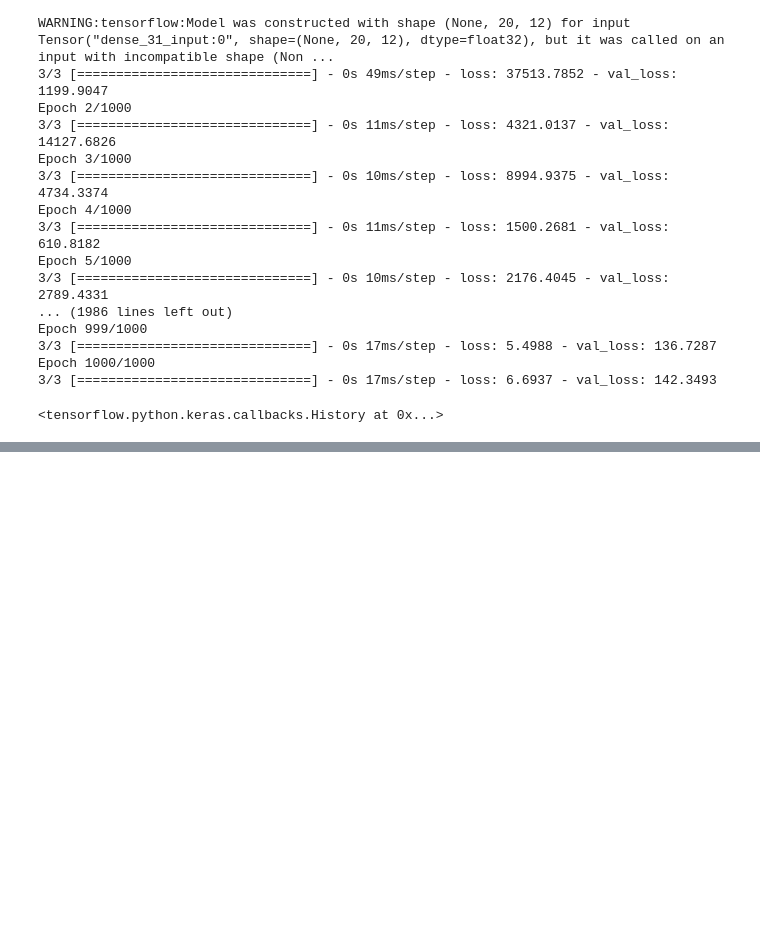
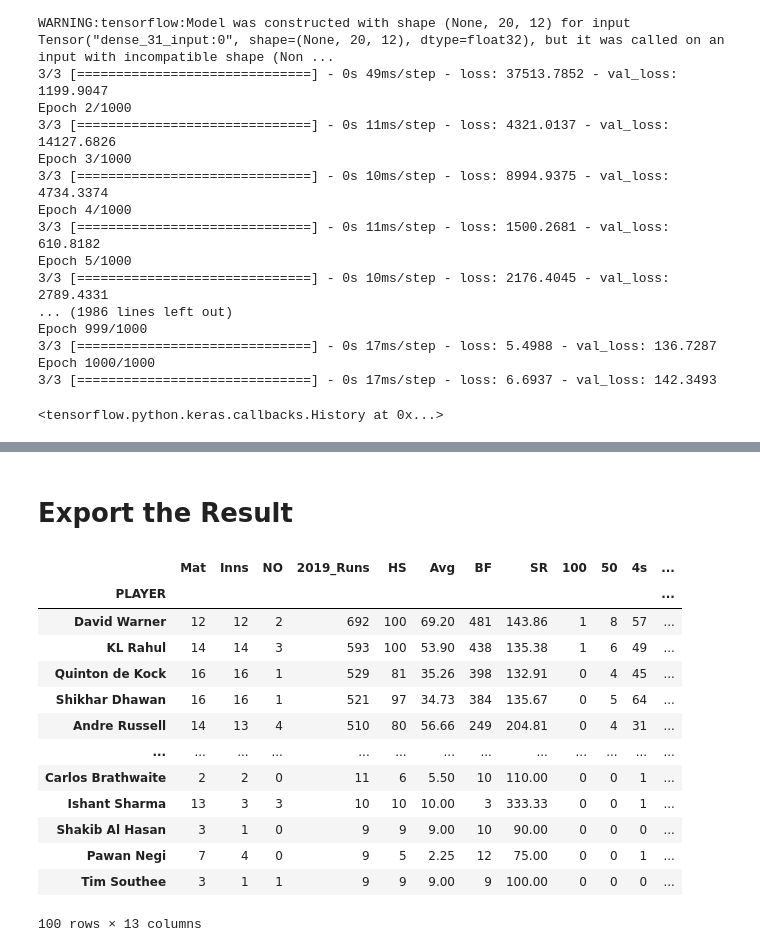
Before and after one commit to Anirudh-Senani/Flipr_Hackathon_7_2020, a Jupyter notebook: Flipr_ML_hackathon_7_2020.ipynb, the cells around one changed output, grey strips where cells are left out. Saved outputs shown, nothing was run; the diff lists cells and outputs as text; code cells hidden in the pictures; blank space fills up the shorter version.

```diff
--- a/Flipr_ML_hackathon_7_2020.ipynb
+++ b/Flipr_ML_hackathon_7_2020.ipynb
@@ -231,11 +291,12 @@ import tensorflow as tf
 # %%
+#Training a NN model with 2 hidden layers,MSE loss function and SGD optimizer
 nn_model = tf.keras.Sequential([
-    tf.keras.layers.Dense(1000, 'relu', input_shape = (20,12)),
-    tf.keras.layers.Dense(500, 'relu'),
+    tf.keras.layers.Dense(144, 'relu', input_dim = 12),
+    #tf.keras.layers.Dense(500, 'relu'),
     tf.keras.layers.Dense(1)
 ])
 # %%
-nn_model.compile(optimizer='adam',loss = 'MSE')
+nn_model.compile(optimizer=SGD(0.01, 0.8),loss = 'MSE')
 nn_model.fit(X, y, epochs = 1000, validation_split=0.1)
 # %% [output]
 Epoch 1/1000
@@ -272,0 +341,3 @@ ValueError: ignored
+# %%
+# after comparison decide the final model based on which is close to original
+final_model = nn_model
@@ -272,0 +351,3 @@ ValueError: ignored
+# %%
+# making predictions on test data
+predictions = pd.Series(final_model.predict(X_test), index= test_data.index)
@@ -272,0 +368,21 @@ ValueError: ignored
+# %% [markdown]
+# Export the Result
+# %%
+# Exporting the final result into a csv file
+test_data['2020_Runs'] = predictions.astype('int64')
+test_data
+# %% [output]
+|  | Mat | Inns | NO | 2019_Runs | HS | Avg | BF | SR | 100 | 50 | 4s | ... |
+| PLAYER |  |  |  |  |  |  |  |  |  |  |  | ... |
+| David Warner | 12 | 12 | 2 | 692 | 100 | 69.20 | 481 | 143.86 | 1 | 8 | 57 | ... |
+| KL Rahul | 14 | 14 | 3 | 593 | 100 | 53.90 | 438 | 135.38 | 1 | 6 | 49 | ... |
+| Quinton de Kock | 16 | 16 | 1 | 529 | 81 | 35.26 | 398 | 132.91 | 0 | 4 | 45 | ... |
+| Shikhar Dhawan | 16 | 16 | 1 | 521 | 97 | 34.73 | 384 | 135.67 | 0 | 5 | 64 | ... |
+| Andre Russell | 14 | 13 | 4 | 510 | 80 | 56.66 | 249 | 204.81 | 0 | 4 | 31 | ... |
+| ... | ... | ... | ... | ... | ... | ... | ... | ... | ... | ... | ... | ... |
+| Carlos Brathwaite | 2 | 2 | 0 | 11 | 6 | 5.50 | 10 | 110.00 | 0 | 0 | 1 | ... |
+| Ishant Sharma | 13 | 3 | 3 | 10 | 10 | 10.00 | 3 | 333.33 | 0 | 0 | 1 | ... |
+| Shakib Al Hasan | 3 | 1 | 0 | 9 | 9 | 9.00 | 10 | 90.00 | 0 | 0 | 0 | ... |
+| Pawan Negi | 7 | 4 | 0 | 9 | 5 | 2.25 | 12 | 75.00 | 0 | 0 | 1 | ... |
+| Tim Southee | 3 | 1 | 1 | 9 | 9 | 9.00 | 9 | 100.00 | 0 | 0 | 0 | ... |
+100 rows × 13 columns
```
Also changed, not shown: parts of 58 cells of this notebook.
